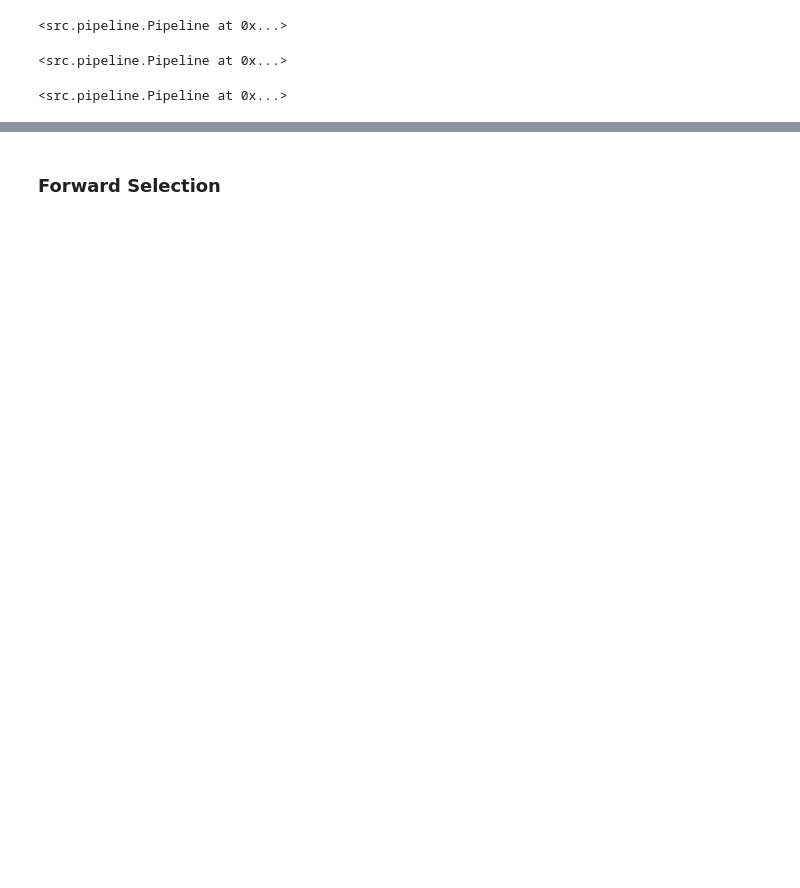
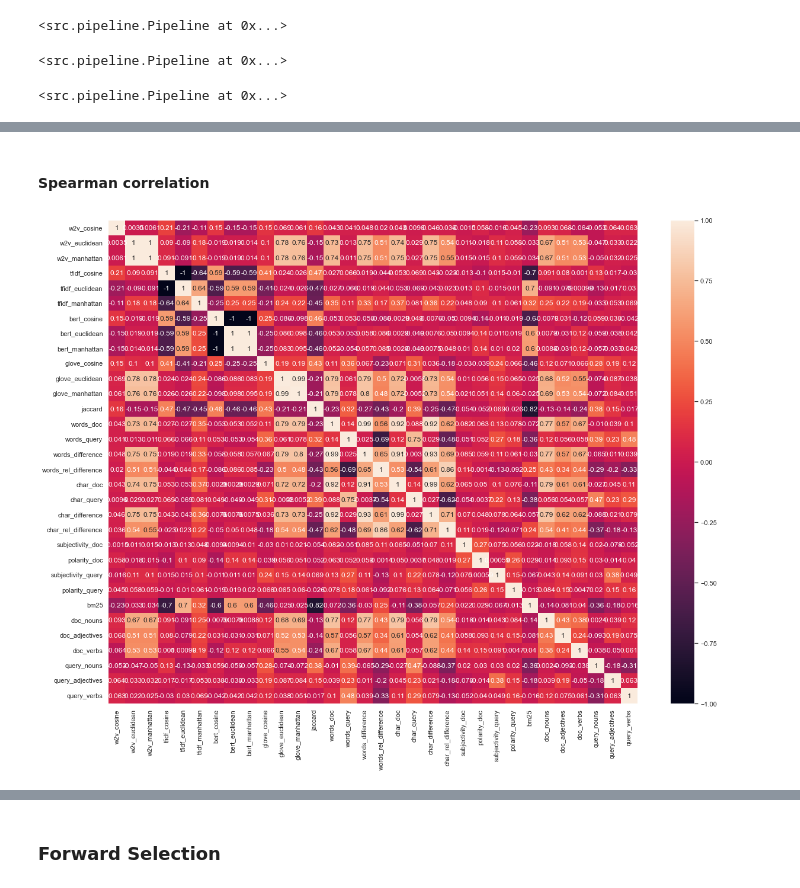
Before and after one commit to tim-grams/Retriever, a Jupyter notebook: notebooks/feature_selection.ipynb, the cells around one changed output, grey strips where cells are left out. Saved outputs shown, nothing was run; the diff lists cells and outputs as text; code cells hidden in the pictures; blank space fills up the shorter version.

```diff
--- a/notebooks/feature_selection.ipynb
+++ b/notebooks/feature_selection.ipynb
@@ -54,0 +64,9 @@ plt.show()
+# %% [markdown]
+#### Spearman correlation
+# %%
+corr2 = pipeline.features.drop(columns=['qID', 'pID', 'y']).corr(method="spearman")
+sn.set(rc = {'figure.figsize':(20,15)})
+sn.heatmap(corr2, annot=True)
+plt.show()
+# %% [output]
+[figure, added]
```
Also changed, not shown: parts of 11 cells of this notebook, 1 other file.
